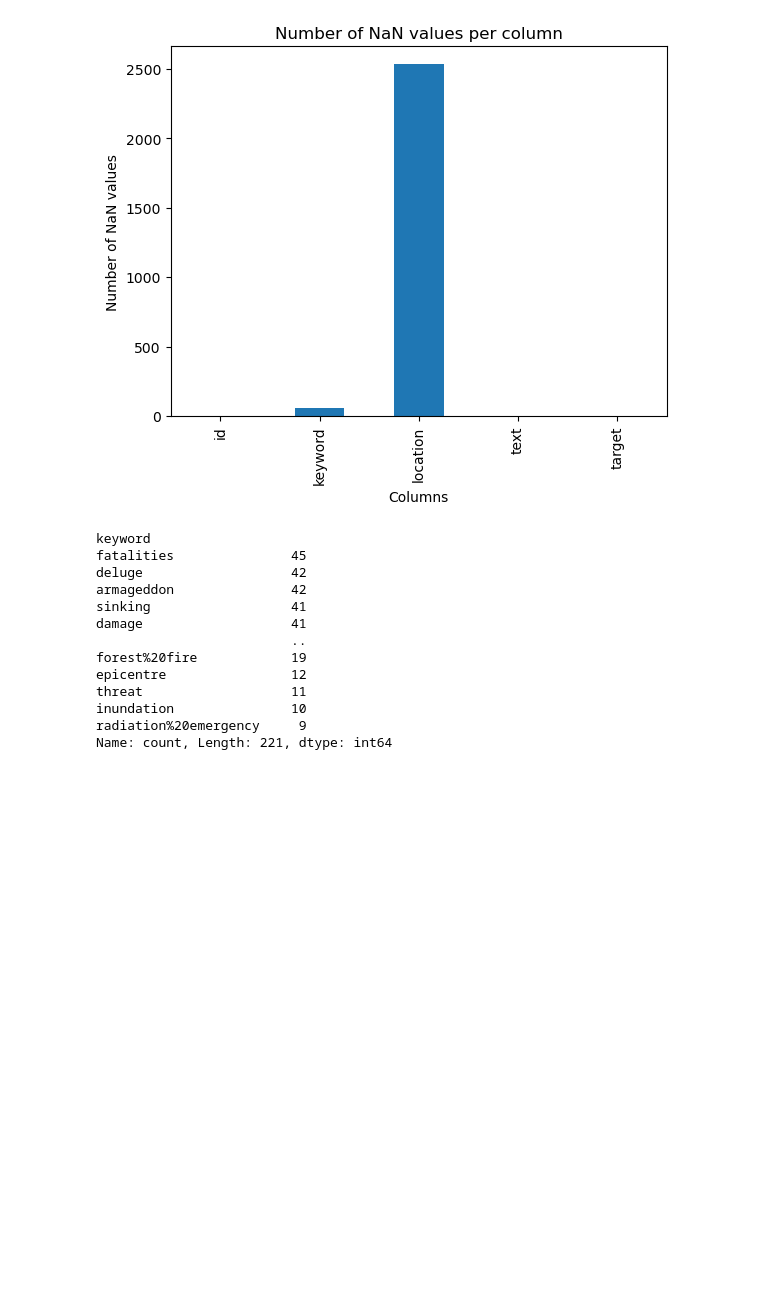
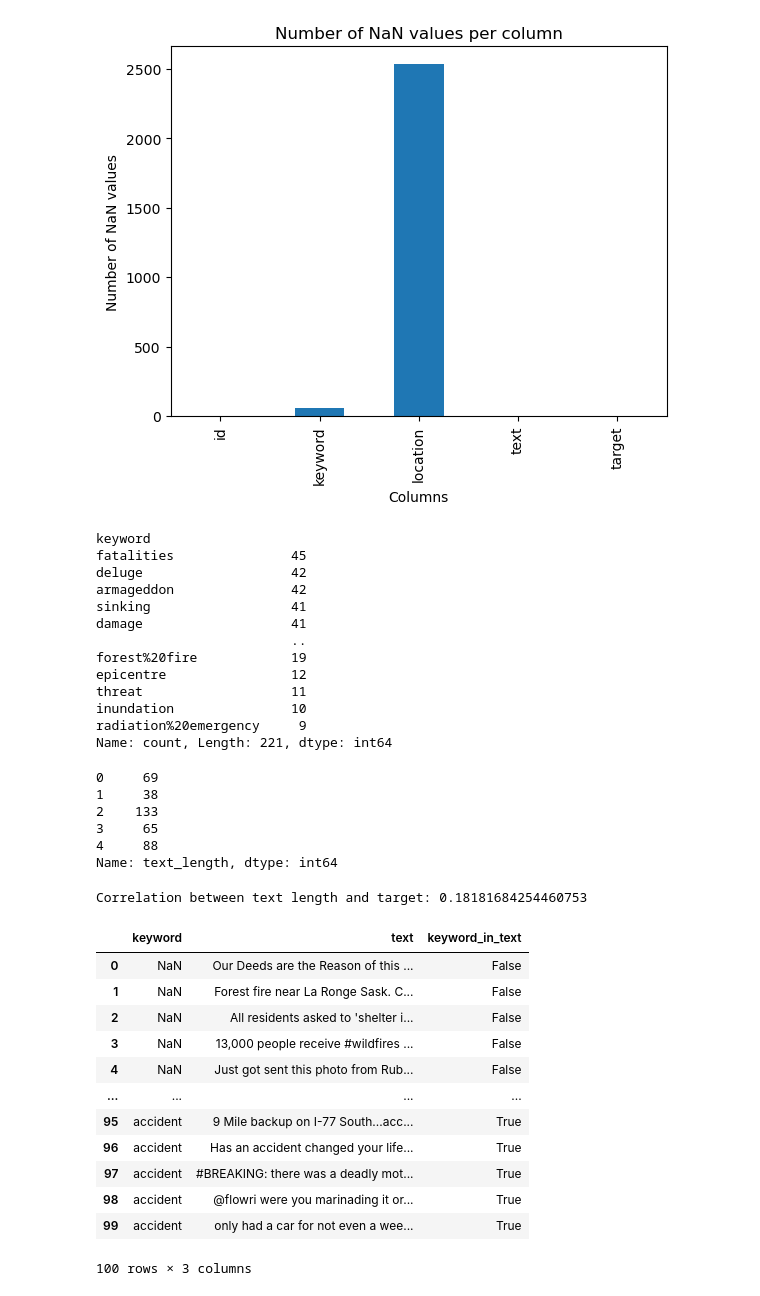
Before and after one commit to mal0101/Kaggle-Submissions, a Jupyter notebook: NLP-With-Disaster-Tweets/notebook.ipynb, the cells around one changed output. Drawn from its saved outputs; the diff is of its cells as text; code cells hidden in the pictures; blank space fills up the shorter version.

Commit message:
eda: text length, presence of keywords in text, common disaster keywords in positibe samples vs negative samples

```diff
--- a/NLP-With-Disaster-Tweets/notebook.ipynb
+++ b/NLP-With-Disaster-Tweets/notebook.ipynb
@@ -62,3 +62,39 @@ threat                   11
 inundation               10
 radiation%20emergency     9
 Name: count, Length: 221, dtype: int64
+# %%
+# text length
+tweet['text_length'] = tweet['text'].apply(len)
+tweet['text_length'].head()
+# %% [output]
+0     69
+1     38
+2    133
+3     65
+4     88
+Name: text_length, dtype: int64
+# %%
+# correlaion between text length and target
+correlation = tweet['text_length'].corr(tweet['target'])
+print(f'Correlation between text length and target: {correlation}')
+# No correlation found
+# %% [output]
+Correlation between text length and target: 0.18181684254460753
+# %%
+# check presence of keywords in text
+tweet['keyword_in_text'] = tweet.apply(lambda row: row['keyword'] in row['text'] if pd.notna(row['keyword']) else 0, axis=1)
+tweet[['keyword', 'text', 'keyword_in_text']].head(100)
+# %% [output]
+|  | keyword | text | keyword_in_text |
+| 0 | NaN | Our Deeds are the Reason of this ... | False |
+| 1 | NaN | Forest fire near La Ronge Sask. C... | False |
+| 2 | NaN | All residents asked to 'shelter i... | False |
+| 3 | NaN | 13,000 people receive #wildfires ... | False |
+| 4 | NaN | Just got sent this photo from Rub... | False |
+| ... | ... | ... | ... |
+| 95 | accident | 9 Mile backup on I-77 South...acc... | True |
+| 96 | accident | Has an accident changed your life... | True |
+| 97 | accident | #BREAKING: there was a deadly mot... | True |
+| 98 | accident | @flowri were you marinading it or... | True |
+| 99 | accident | only had a car for not even a wee... | True |
+100 rows × 3 columns
```
Also changed, not shown: parts of 2 cells of this notebook.
